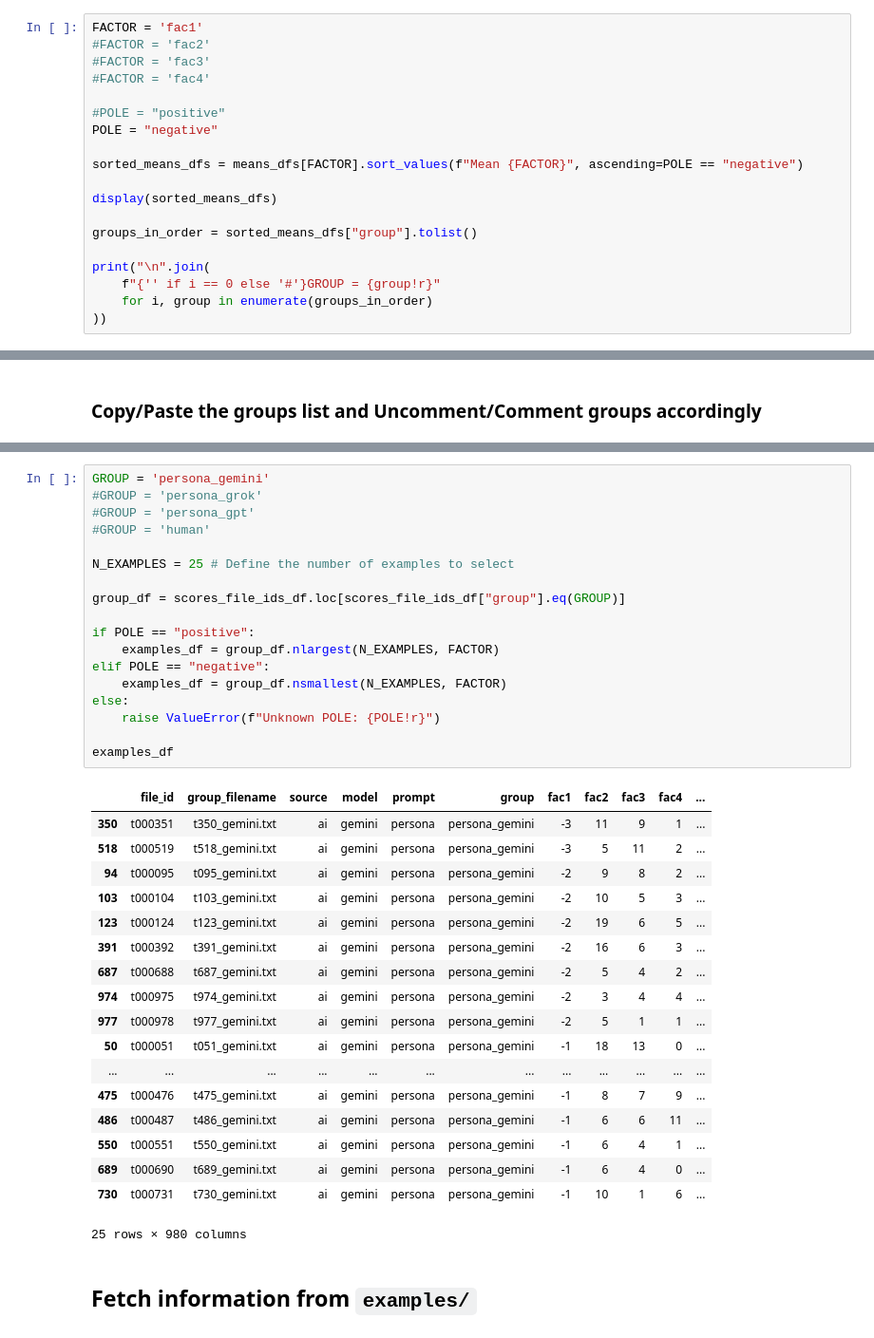
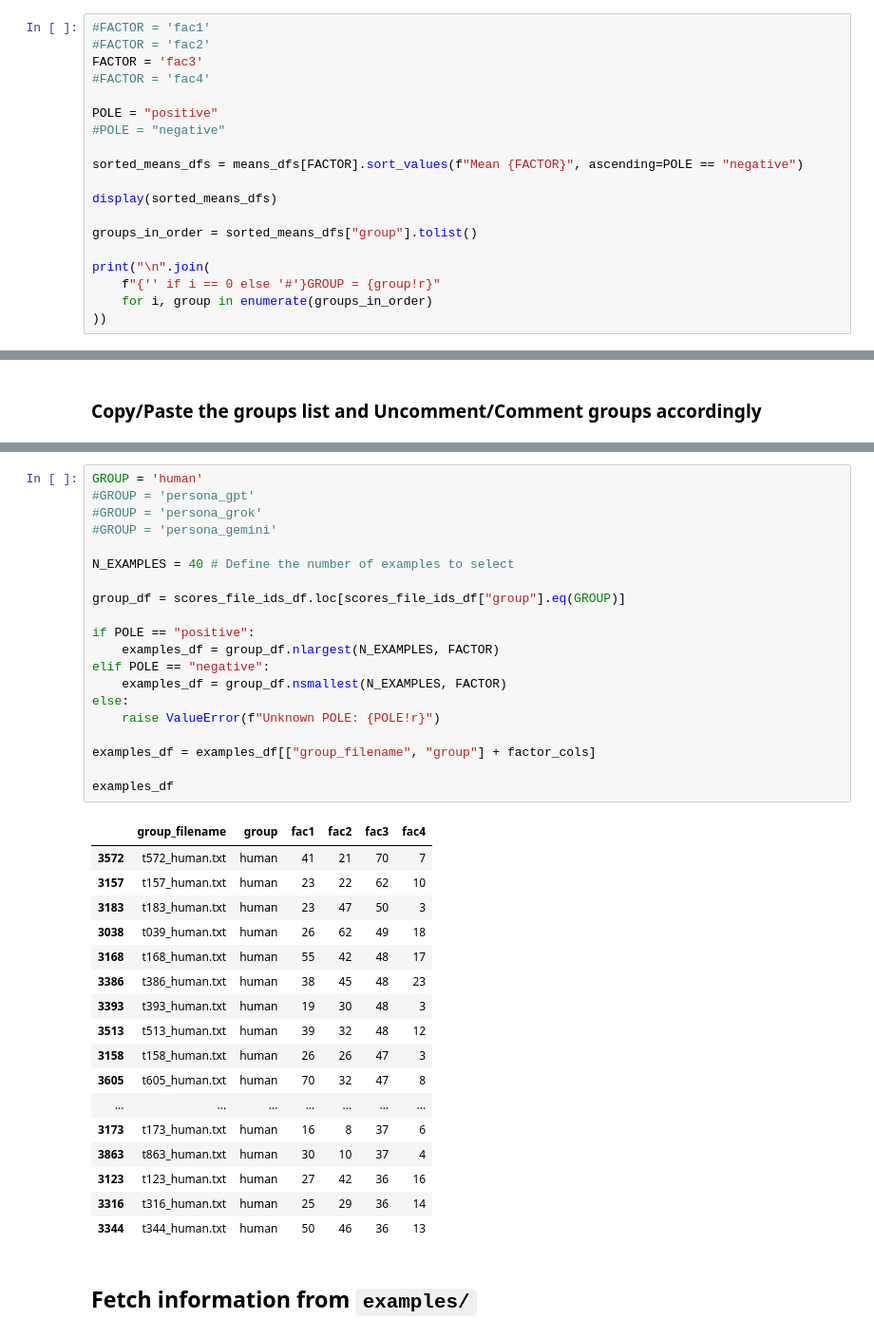
Before and after one commit to laelgelc/cl_st2_arianne, a Jupyter notebook: cl_st2_ph2_arianne/examples_simulation.ipynb, the cells around one changed output, grey strips where cells are left out. Shown at 95% size. Cells and saved outputs as stored; diff of their text form.

```diff
--- a/cl_st2_ph2_arianne/examples_simulation.ipynb
+++ b/cl_st2_ph2_arianne/examples_simulation.ipynb
@@ -155,13 +155,13 @@ FACTOR = 'fac1'
 # %% [markdown]
 ### Copy/Paste the factors list and Uncomment/Comment factors and poles accordingly
 # %%
-FACTOR = 'fac1'
+#FACTOR = 'fac1'
 #FACTOR = 'fac2'
-#FACTOR = 'fac3'
+FACTOR = 'fac3'
 #FACTOR = 'fac4'
 
-#POLE = "positive"
-POLE = "negative"
+POLE = "positive"
+#POLE = "negative"
 
 sorted_means_dfs = means_dfs[FACTOR].sort_values(f"Mean {FACTOR}", ascending=POLE == "negative")
 
@@ -188,40 +190,41 @@ GROUP = 'persona_gemini'
 # %%
-GROUP = 'persona_gemini'
+GROUP = 'human'
+#GROUP = 'persona_gpt'
 #GROUP = 'persona_grok'
-#GROUP = 'persona_gpt'
-#GROUP = 'human'
+#GROUP = 'persona_gemini'
 
-N_EXAMPLES = 25 # Define the number of examples to select
+N_EXAMPLES = 40 # Define the number of examples to select
 
 group_df = scores_file_ids_df.loc[scores_file_ids_df["group"].eq(GROUP)]
 
 if POLE == "positive":
     examples_df = group_df.nlargest(N_EXAMPLES, FACTOR)
 elif POLE == "negative":
     examples_df = group_df.nsmallest(N_EXAMPLES, FACTOR)
 else:
     raise ValueError(f"Unknown POLE: {POLE!r}")
 
+examples_df = examples_df[["group_filename", "group"] + factor_cols]
+
 examples_df
 # %% [output]
-|  | file_id | group_filename | source | model | prompt | group | fac1 | fac2 | fac3 | fac4 | ... |
-| 350 | t000351 | t350_gemini.txt | ai | gemini | persona | persona_gemini | -3 | 11 | 9 | 1 | ... |
-| 518 | t000519 | t518_gemini.txt | ai | gemini | persona | persona_gemini | -3 | 5 | 11 | 2 | ... |
-| 94 | t000095 | t095_gemini.txt | ai | gemini | persona | persona_gemini | -2 | 9 | 8 | 2 | ... |
-| 103 | t000104 | t103_gemini.txt | ai | gemini | persona | persona_gemini | -2 | 10 | 5 | 3 | ... |
-| 123 | t000124 | t123_gemini.txt | ai | gemini | persona | persona_gemini | -2 | 19 | 6 | 5 | ... |
-| 391 | t000392 | t391_gemini.txt | ai | gemini | persona | persona_gemini | -2 | 16 | 6 | 3 | ... |
-| 687 | t000688 | t687_gemini.txt | ai | gemini | persona | persona_gemini | -2 | 5 | 4 | 2 | ... |
-| 974 | t000975 | t974_gemini.txt | ai | gemini | persona | persona_gemini | -2 | 3 | 4 | 4 | ... |
-| 977 | t000978 | t977_gemini.txt | ai | gemini | persona | persona_gemini | -2 | 5 | 1 | 1 | ... |
-| 50 | t000051 | t051_gemini.txt | ai | gemini | persona | persona_gemini | -1 | 18 | 13 | 0 | ... |
-| ... | ... | ... | ... | ... | ... | ... | ... | ... | ... | ... | ... |
-| 475 | t000476 | t475_gemini.txt | ai | gemini | persona | persona_gemini | -1 | 8 | 7 | 9 | ... |
-| 486 | t000487 | t486_gemini.txt | ai | gemini | persona | persona_gemini | -1 | 6 | 6 | 11 | ... |
-| 550 | t000551 | t550_gemini.txt | ai | gemini | persona | persona_gemini | -1 | 6 | 4 | 1 | ... |
-| 689 | t000690 | t689_gemini.txt | ai | gemini | persona | persona_gemini | -1 | 6 | 4 | 0 | ... |
-| 730 | t000731 | t730_gemini.txt | ai | gemini | persona | persona_gemini | -1 | 10 | 1 | 6 | ... |
+|  | group_filename | group | fac1 | fac2 | fac3 | fac4 |
+| 3572 | t572_human.txt | human | 41 | 21 | 70 | 7 |
+| 3157 | t157_human.txt | human | 23 | 22 | 62 | 10 |
+| 3183 | t183_human.txt | human | 23 | 47 | 50 | 3 |
+| 3038 | t039_human.txt | human | 26 | 62 | 49 | 18 |
+| 3168 | t168_human.txt | human | 55 | 42 | 48 | 17 |
+| 3386 | t386_human.txt | human | 38 | 45 | 48 | 23 |
+| 3393 | t393_human.txt | human | 19 | 30 | 48 | 3 |
+| 3513 | t513_human.txt | human | 39 | 32 | 48 | 12 |
+| 3158 | t158_human.txt | human | 26 | 26 | 47 | 3 |
+| 3605 | t605_human.txt | human | 70 | 32 | 47 | 8 |
+| ... | ... | ... | ... | ... | ... | ... |
+| 3173 | t173_human.txt | human | 16 | 8 | 37 | 6 |
+| 3863 | t863_human.txt | human | 30 | 10 | 37 | 4 |
+| 3123 | t123_human.txt | human | 27 | 42 | 36 | 16 |
+| 3316 | t316_human.txt | human | 25 | 29 | 36 | 14 |
+| 3344 | t344_human.txt | human | 50 | 46 | 36 | 13 |
-25 rows × 980 columns
 # %% [markdown]
 ## Fetch information from `examples/`
 # %% [markdown]
```
Also changed, not shown: parts of 2 cells of this notebook.
